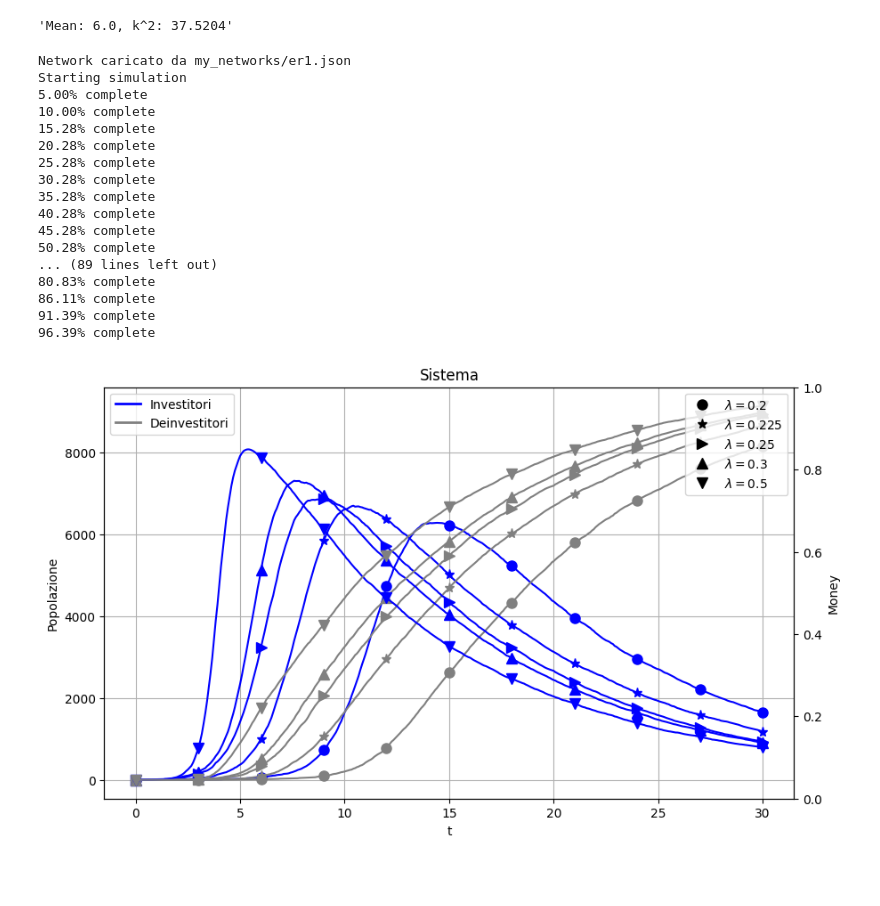
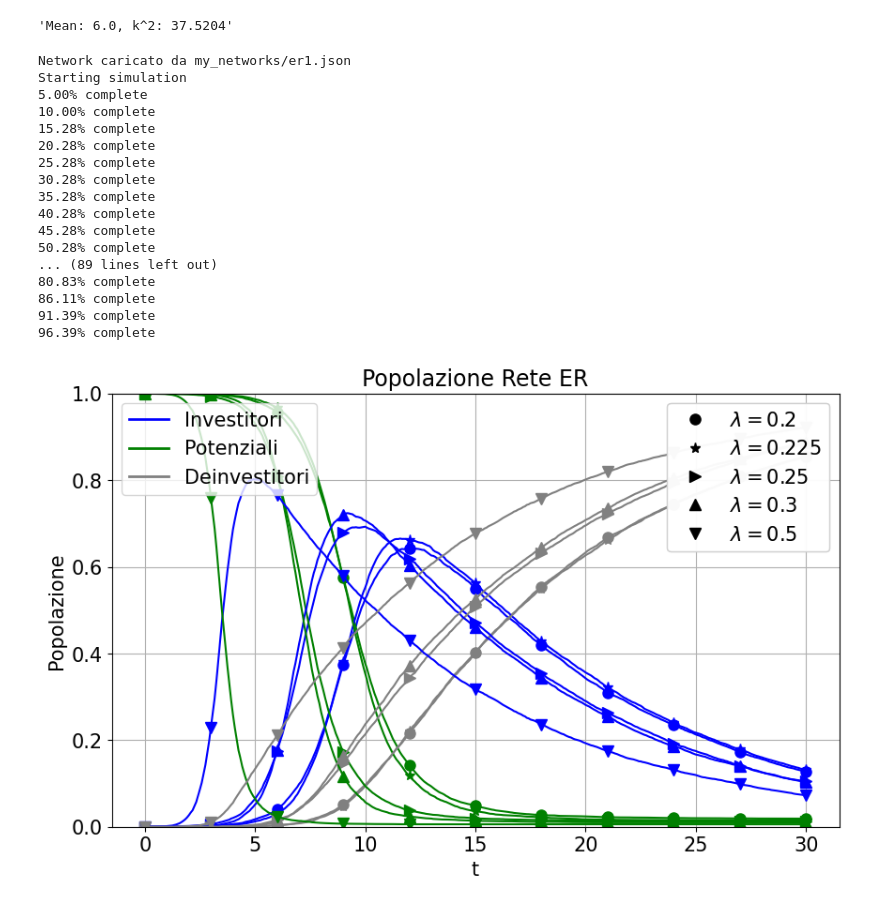
Before and after one commit to NexganGH/Ponzi-Scheme, a Jupyter notebook: changing_lambda.ipynb, the cells around one changed output. Drawn from its saved outputs; the diff is of its cells as text; code cells hidden in the pictures; blank space fills up the shorter version.

```diff
--- a/changing_lambda.ipynb
+++ b/changing_lambda.ipynb
@@ -74,33 +75,33 @@ rp = 0.1
 # %%
 
 plotter = PonziPlotter()
 #plotter2 = PonziPlotter()
 
 par_list = []
 for x in lambdas_to_test:
     erNet = ErNetwork.load_json('my_networks/er1.json')
     par = PonziParameters(M=1, starting_capital=50, lambda_ = lambda t: x, mu=lambda t:mu, rp= lambda t: rp, rr=lambda t: 0.05)
     sim = PonziSimulation(erNet, par, max_time_units=30*12)
     res = sim.simulate_ponzi()
     plotter.add_simulation(res, r'$\lambda=' + str(x) + '$')
-plotter.plot('changing_lambda/changing_lambda_er_investors', show_investor=True, show_deinvestor=True)
-plotter.plot('changing_lambda/changing_lambda_er_capital', show_capital=True)
+plotter.plot('changing_lambda/changing_lambda_er_investors', show_potential=True, show_investor=True, show_deinvestor=True, title="Popolazione Rete ER")
+plotter.plot('changing_lambda/changing_lambda_er_capital', show_capital=True, title="Capitale Rete ER")
 # %% [output]
 Network caricato da my_networks/er1.json
 Starting simulation
 5.00% complete
 10.00% complete
 15.28% complete
 20.28% complete
 25.28% complete
 30.28% complete
 35.28% complete
 40.28% complete
 45.28% complete
 50.28% complete
 ... (89 lines left out)
 80.83% complete
 86.11% complete
 91.39% complete
 96.39% complete
-[figure, old version]
+[figure, new version]
```
Also changed, not shown: parts of 10 cells of this notebook, 22 other files.
